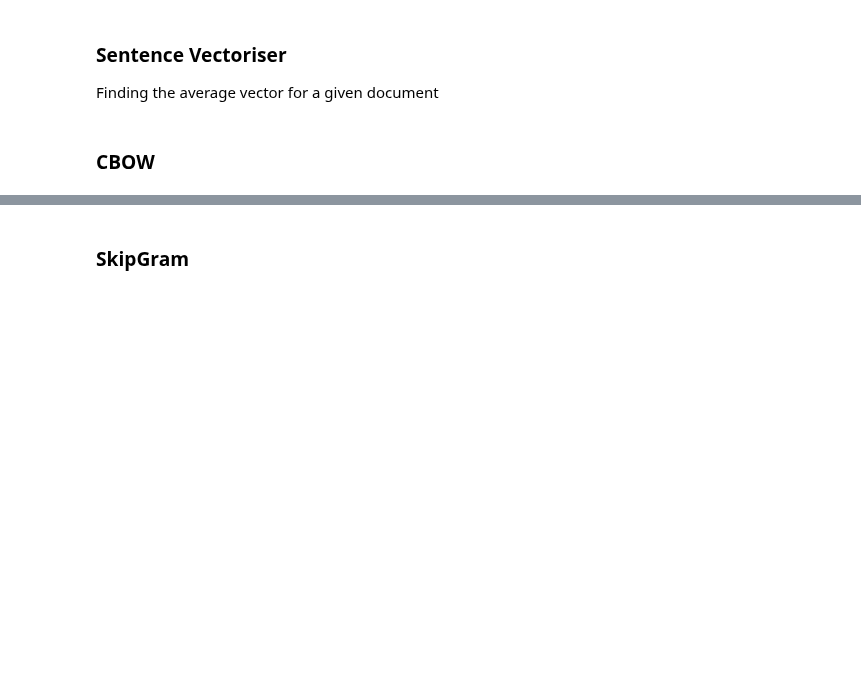
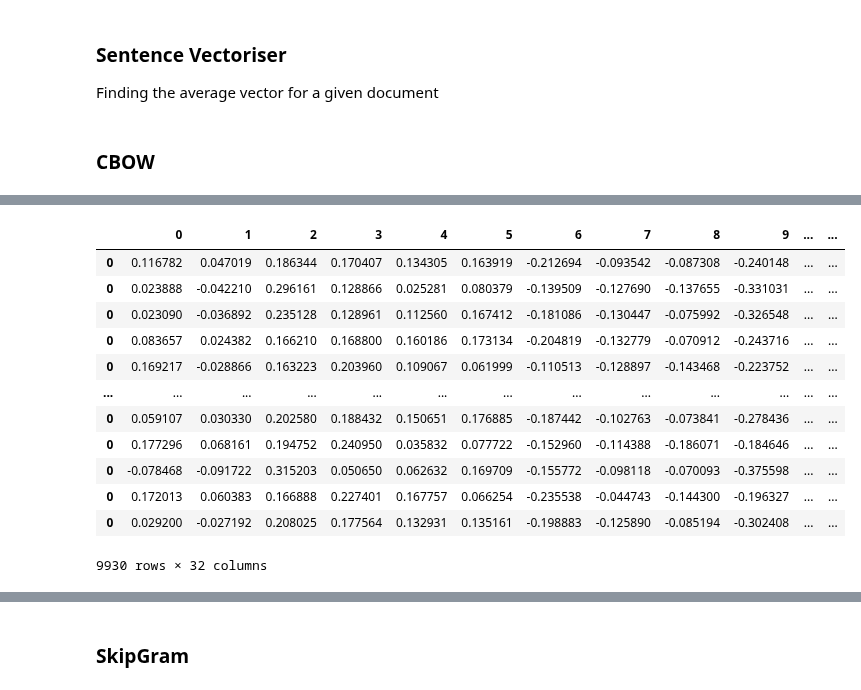
Before and after one commit to divyas39/SSL-Offensive-Lang-Detection-Social-Media, a Jupyter notebook: Co-Training.ipynb, the cells around one changed output, grey strips where cells are left out. Drawn from its saved outputs; the diff is of its cells as text; code cells hidden in the pictures; blank space fills up the shorter version.

Commit message:
fixed that issue, but new indexing issue in final fit in co-training

```diff
--- a/Co-Training.ipynb
+++ b/Co-Training.ipynb
@@ -223,6 +240,7 @@ X_test_tf
 
 Finding the average vector for a given document
 # %%
+#Sentence vectoriser - Average of sentence for each vector
 def sent_vect(sent, model):
     sent = eval(sent)
     vec = np.zeros(32)
@@ -235,13 +253,22 @@ def sent_vect(sent, model):
             num += 1
         except:
             pass
-    vec =  vec / np.sqrt(vec.dot(vec))
-    #print(type(vec))
-    return vec
+
+    return vec / np.sqrt(vec.dot(vec))
+# %%
+def convert_df(df):
+    df_new = pd.DataFrame(columns=list(range(32)))
+    for ind in df.index:
+        #print(df.iloc[ind][0])
+        df_test = pd.DataFrame([[k for k in df.iloc[ind][0]]], columns=list(range(32)))
+        #print(df_test)
+        df_new = df_new.append(df_test)
+
+    return df_new
 # %% [markdown]
 ### CBOW
 # %%
-X_train_cbow = X_train.apply(sent_vect, model=cbow).sort_index()
+X_train_cbow = pd.DataFrame(X_train.apply(sent_vect, model=cbow).sort_index())
 # %%
 X_train_cbow
 # %% [output]
@@ -259,0 +288,17 @@ Name: tweet, Length: 9930, dtype: object
+# %%
+X_train_cbow = convert_df(X_train_cbow)
+X_train_cbow
+# %% [output]
+|  | 0 | 1 | 2 | 3 | 4 | 5 | 6 | 7 | 8 | 9 | ... | ... |
+| 0 | 0.116782 | 0.047019 | 0.186344 | 0.170407 | 0.134305 | 0.163919 | -0.212694 | -0.093542 | -0.087308 | -0.240148 | ... | ... |
+| 0 | 0.023888 | -0.042210 | 0.296161 | 0.128866 | 0.025281 | 0.080379 | -0.139509 | -0.127690 | -0.137655 | -0.331031 | ... | ... |
+| 0 | 0.023090 | -0.036892 | 0.235128 | 0.128961 | 0.112560 | 0.167412 | -0.181086 | -0.130447 | -0.075992 | -0.326548 | ... | ... |
+| 0 | 0.083657 | 0.024382 | 0.166210 | 0.168800 | 0.160186 | 0.173134 | -0.204819 | -0.132779 | -0.070912 | -0.243716 | ... | ... |
+| 0 | 0.169217 | -0.028866 | 0.163223 | 0.203960 | 0.109067 | 0.061999 | -0.110513 | -0.128897 | -0.143468 | -0.223752 | ... | ... |
+| ... | ... | ... | ... | ... | ... | ... | ... | ... | ... | ... | ... | ... |
+| 0 | 0.059107 | 0.030330 | 0.202580 | 0.188432 | 0.150651 | 0.176885 | -0.187442 | -0.102763 | -0.073841 | -0.278436 | ... | ... |
+| 0 | 0.177296 | 0.068161 | 0.194752 | 0.240950 | 0.035832 | 0.077722 | -0.152960 | -0.114388 | -0.186071 | -0.184646 | ... | ... |
+| 0 | -0.078468 | -0.091722 | 0.315203 | 0.050650 | 0.062632 | 0.169709 | -0.155772 | -0.098118 | -0.070093 | -0.375598 | ... | ... |
+| 0 | 0.172013 | 0.060383 | 0.166888 | 0.227401 | 0.167757 | 0.066254 | -0.235538 | -0.044743 | -0.144300 | -0.196327 | ... | ... |
+| 0 | 0.029200 | -0.027192 | 0.208025 | 0.177564 | 0.132931 | 0.135161 | -0.198883 | -0.125890 | -0.085194 | -0.302408 | ... | ... |
+9930 rows × 32 columns
```
Also changed, not shown: parts of 8 cells of this notebook.
